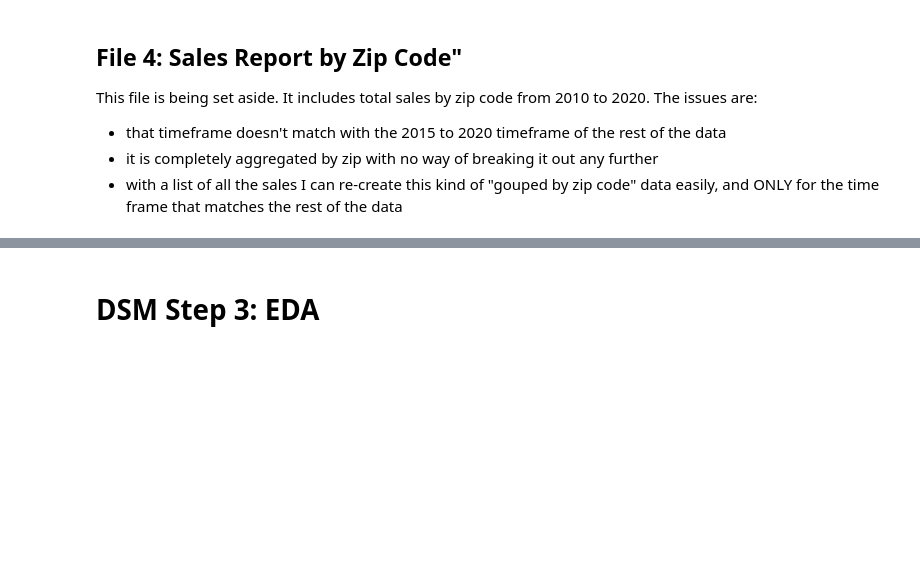
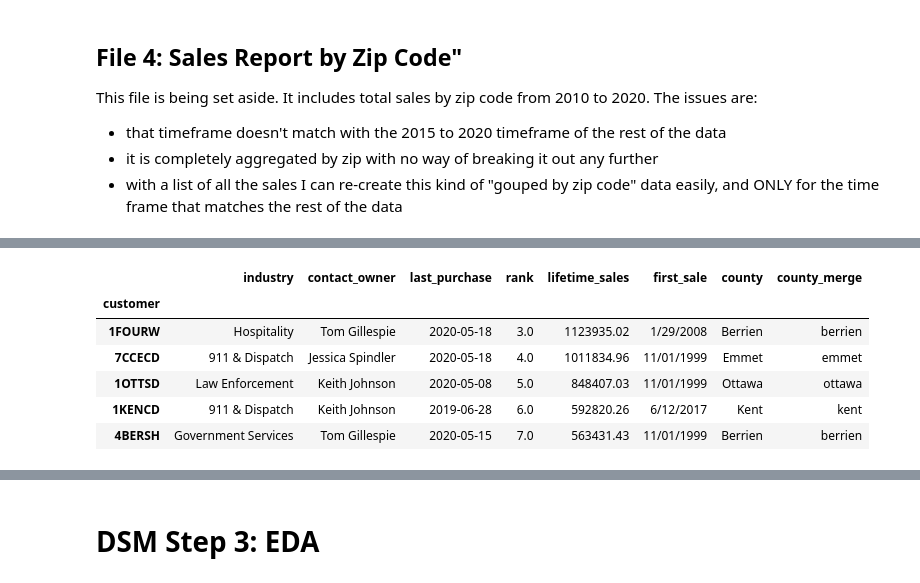
Before and after one commit to markdurrenberger/Retail_Forecasting, a Jupyter notebook: 2_3DataWrangling_EDA.ipynb, the cells around one changed output, grey strips where cells are left out. Drawn from its saved outputs; the diff is of its cells as text; code cells hidden in the pictures; blank space fills up the shorter version.

```diff
--- a/2_3DataWrangling_EDA.ipynb
+++ b/2_3DataWrangling_EDA.ipynb
@@ -640,0 +701,7 @@ So actually there are only 648 customers with fully fleshed out information here
+# %%
+# Final clean up of customers dataframe
+customers = combined.drop('Zip', axis=1)
+customers.columns = ['industry','contact_owner','last_purchase','rank','lifetime_sales',
+                    'first_sale','county']
+customers.index.rename('customer', inplace=True)
+customers.head()
@@ -673,0 +782,13 @@ I'm not really understanding this all that well
+# %%
+# Create a column in customers that will match format so we can merge
+customers['county_merge'] = customers['county'].str.lower().replace('.','')
+# %%
+customers.head()
+# %% [output]
+|  | industry | contact_owner | last_purchase | rank | lifetime_sales | first_sale | county | county_merge |
+| customer |  |  |  |  |  |  |  |  |
+| 1FOURW | Hospitality | Tom Gillespie | 2020-05-18 | 3.0 | 1123935.02 | 1/29/2008 | Berrien | berrien |
+| 7CCECD | 911 & Dispatch | Jessica Spindler | 2020-05-18 | 4.0 | 1011834.96 | 11/01/1999 | Emmet | emmet |
+| 1OTTSD | Law Enforcement | Keith Johnson | 2020-05-08 | 5.0 | 848407.03 | 11/01/1999 | Ottawa | ottawa |
+| 1KENCD | 911 & Dispatch | Keith Johnson | 2019-06-28 | 6.0 | 592820.26 | 6/12/2017 | Kent | kent |
+| 4BERSH | Government Services | Tom Gillespie | 2020-05-15 | 7.0 | 563431.43 | 11/01/1999 | Berrien | berrien |
```
Also changed, not shown: parts of 34 cells of this notebook, 2 other files.
